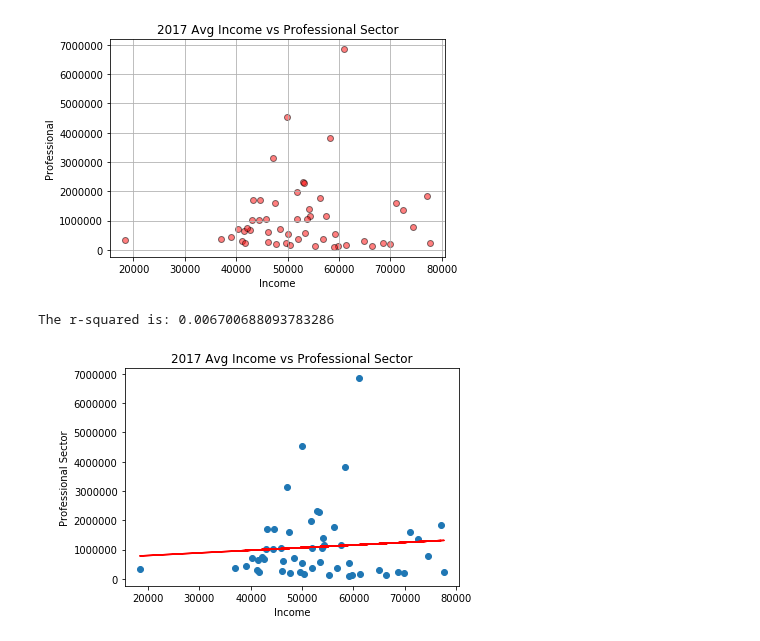
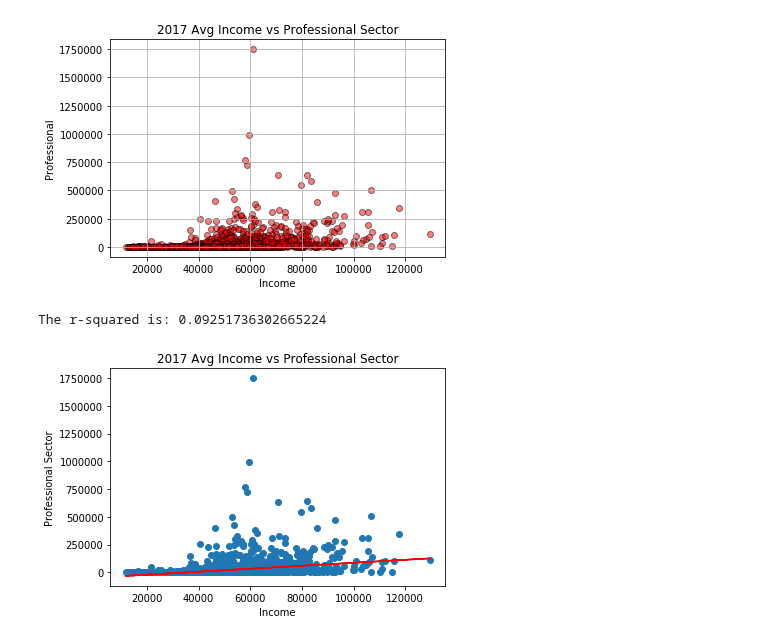
Before and after one commit to charlim26/censusproject, a Jupyter notebook: 2017_state_data_results.ipynb, the cells around one changed output. Drawn from its saved outputs; the diff is of its cells as text; code cells hidden in the pictures.

Commit message:
Update Final Graphs

```diff
--- a/2017_state_data_results.ipynb
+++ b/2017_state_data_results.ipynb
@@ -18,9 +14,7 @@ lng_range = (-180, 180)
 # %%
 # Census data files
-census_state_path_2015 = "Output/2017_cleaned_state.csv"
-# census_county_code_data = "Output/county_code_data.csv"
+census_state_path_2017 = "Output/2017_cleaned_all_county.csv"
 # %%
 # Read the Census data
-census_county_results_2015 = pd.read_csv(census_state_path_2015)
-# census_county_code = pd.read_csv(census_county_code_data)
+census_state_results = pd.read_csv(census_state_path_2017)
 # %%
@@ -164,5 +160,5 @@ summary_2015_df .style.format({"Total Pop":"{:,}",
 # %%
-plt.scatter(census_county_results_2015["Income"],census_county_results_2015["Professional"], marker="o", facecolors="red", edgecolors="black",alpha=0.5)
+plt.scatter(census_state_results["Income"],census_state_results["Professional"], marker="o", facecolors="red", edgecolors="black",alpha=0.5)
 plt.xlabel("Income")
 plt.ylabel("Professional")
 plt.title(f"2017 Avg Income vs Professional Sector")
@@ -170,26 +166,26 @@ plt.savefig("png_folder/2017 Avg Income vs. Professional Sector.png")
 plt.grid()
 plt.show()
 # %% [output]
-[figure, old version]
+[figure, new version]
 # %%
-x_value = census_county_results_2015["Income"]
-y_value = census_county_results_2015["Professional"]
+x_value = census_state_results["Income"]
+y_value = census_state_results["Professional"]
 
 
 (slope, intercept, rvalue, pvalue, stderr) = linregress(x_value, y_value)
 
 print(f"The r-squared is: {rvalue**2}")
 r_line = "y = " + str(round(slope,2)) + "x +" + str(round(intercept,2))
 
 regression_values = x_value * slope + intercept
 plt.scatter(x_value,y_value)
 plt.annotate(r_line,(5, 40),color="red")
 plt.plot(x_value,regression_values, "r-")
 plt.title("2017 Avg Income vs Professional Sector")
 plt.xlabel("Income")
 plt.ylabel("Professional Sector")
 plt.savefig("png_folder/2017 Avg Income vs. Professional Sector Linear Regression.png")
 plt.show()
 # %% [output]
-The r-squared is: 0.006700688093783286
+The r-squared is: 0.09251736302665224
-[figure, old version]
+[figure, new version]
```
Also changed, not shown: parts of 13 cells of this notebook, 6 other files.
